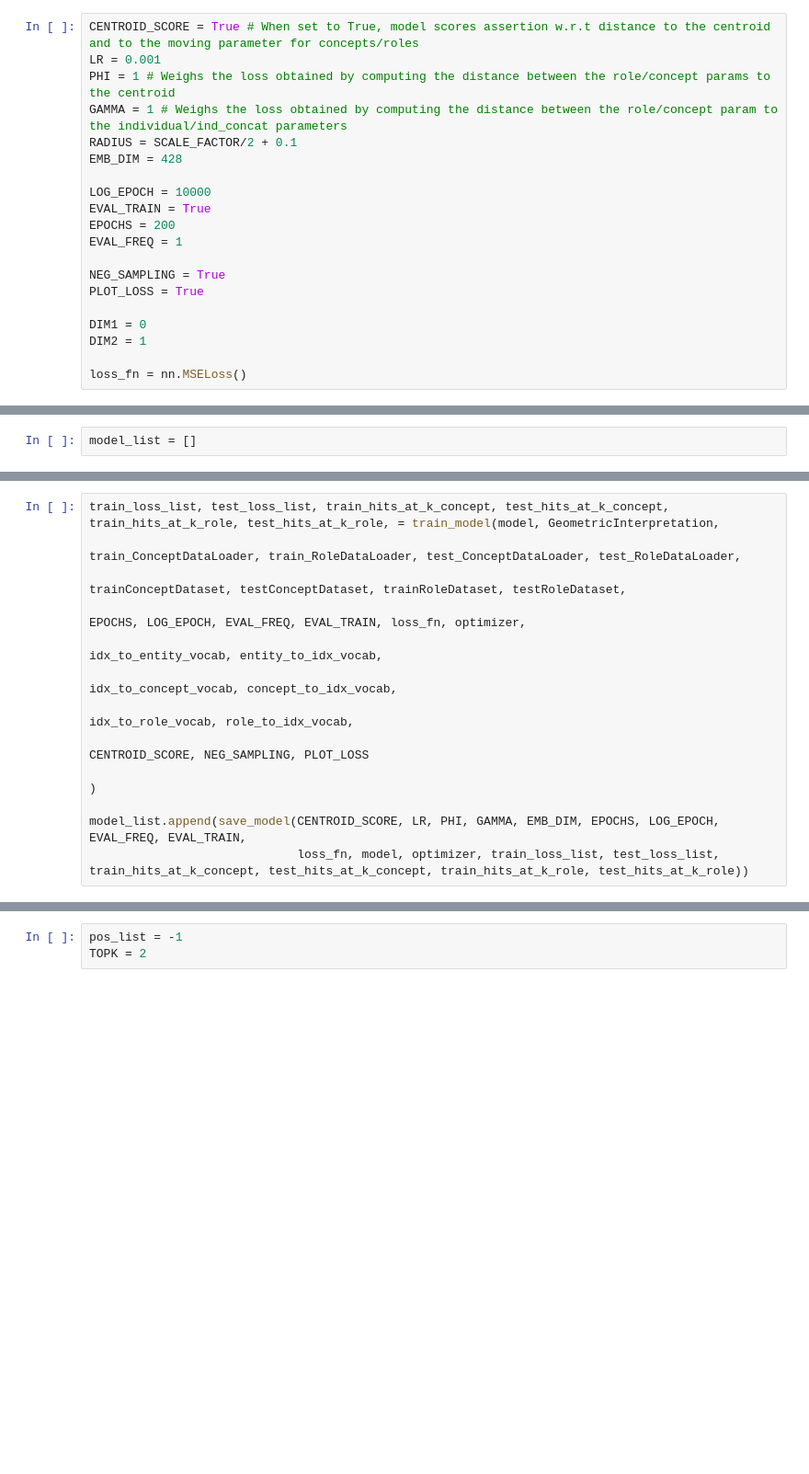
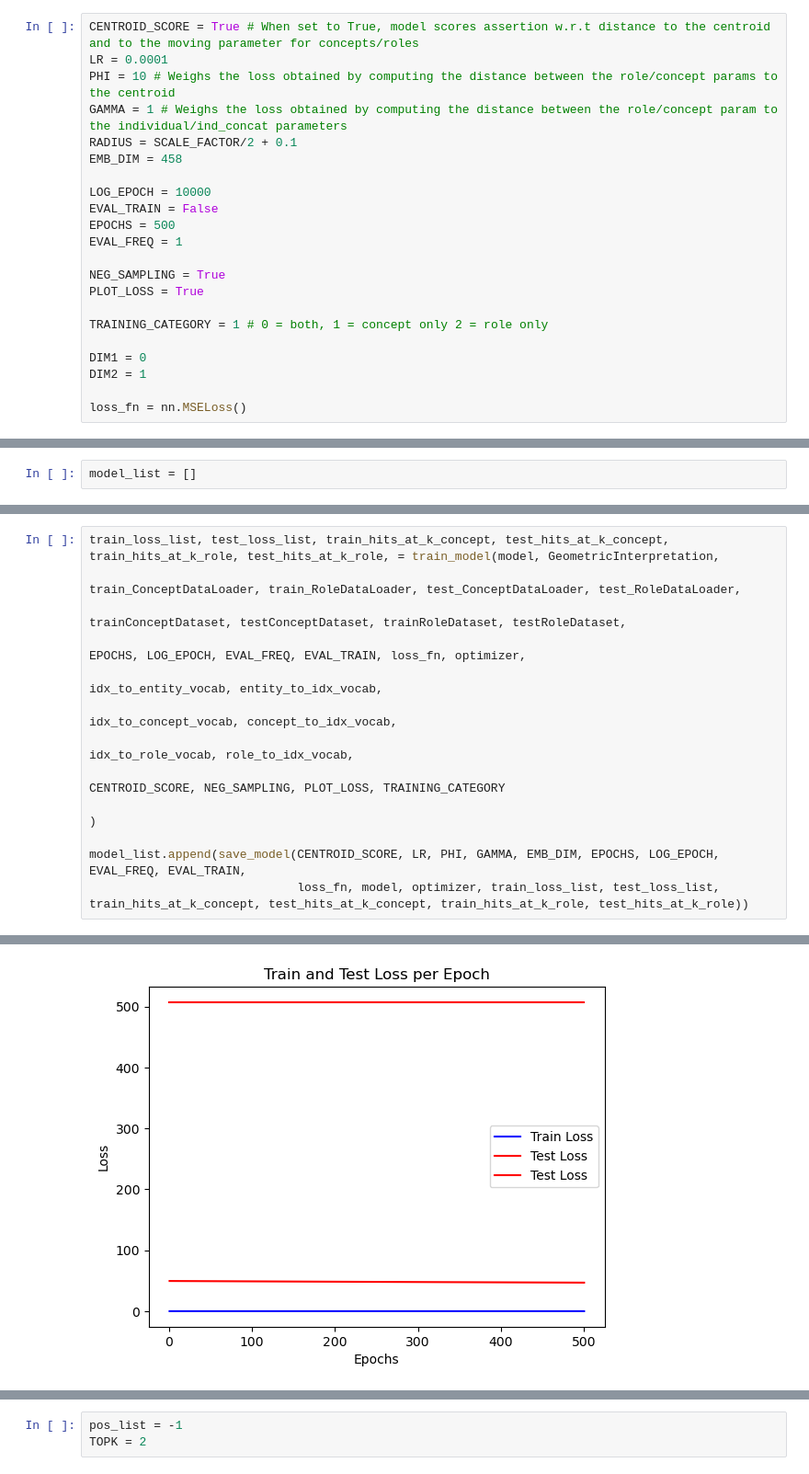
Before and after one commit to victorlacerdab/ELH-Implementation, a Jupyter notebook: main.ipynb, the cells around one changed output, grey strips where cells are left out. Shown at 92% size. Cells and saved outputs as stored; diff of their text form; blank space fills up the shorter version.

Commit message:
Added support to easily train only concepts, only roles, or both at the same time.

```diff
--- a/main.ipynb
+++ b/main.ipynb
@@ -121,20 +121,22 @@ def take_distance(model, RoleDataLoader):
 # take_distance(model, RoleDataLoader)
 # %%
 CENTROID_SCORE = True # When set to True, model scores assertion w.r.t distance to the centroid and to the moving parameter for concepts/roles
-LR = 0.001
-PHI = 1 # Weighs the loss obtained by computing the distance between the role/concept params to the centroid
+LR = 0.0001
+PHI = 10 # Weighs the loss obtained by computing the distance between the role/concept params to the centroid
 GAMMA = 1 # Weighs the loss obtained by computing the distance between the role/concept param to the individual/ind_concat parameters
 RADIUS = SCALE_FACTOR/2 + 0.1
-EMB_DIM = 428
+EMB_DIM = 458
 
 LOG_EPOCH = 10000
-EVAL_TRAIN = True
-EPOCHS = 200
+EVAL_TRAIN = False
+EPOCHS = 500
 EVAL_FREQ = 1
 
 NEG_SAMPLING = True
 PLOT_LOSS = True
 
+TRAINING_CATEGORY = 1 # 0 = both, 1 = concept only 2 = role only
+
 DIM1 = 0
 DIM2 = 1
 
@@ -163,8 +163,9 @@ train_loss_list, test_loss_list, train_hits_at_k_concept, test_hits_at_k_concept
                                                                                                                                            idx_to_entity_vocab, entity_to_idx_vocab,
                                                                                                                                            idx_to_concept_vocab, concept_to_idx_vocab,
                                                                                                                                            idx_to_role_vocab, role_to_idx_vocab,
-                                                                                                                                           CENTROID_SCORE, NEG_SAMPLING, PLOT_LOSS
+                                                                                                                                           CENTROID_SCORE, NEG_SAMPLING, PLOT_LOSS, TRAINING_CATEGORY
                                                                                                                                            )
 
 model_list.append(save_model(CENTROID_SCORE, LR, PHI, GAMMA, EMB_DIM, EPOCHS, LOG_EPOCH, EVAL_FREQ, EVAL_TRAIN,
                              loss_fn, model, optimizer, train_loss_list, test_loss_list, train_hits_at_k_concept, test_hits_at_k_concept, train_hits_at_k_role, test_hits_at_k_role))
+# %% [output]
@@ -171,2 +189,3 @@ model_list.append(save_model(CENTROID_SCORE, LR, PHI, GAMMA, EMB_DIM, EPOCHS, LO
+[figure, added]
 # %%
 plot_model(model, GeometricInterpretation, idx_to_entity_vocab, idx_to_concept_vocab, idx_to_role_vocab, SCALE_FACTOR, DIM1, DIM2)
```
Also changed, not shown: parts of 7 cells of this notebook, 3 other files.
